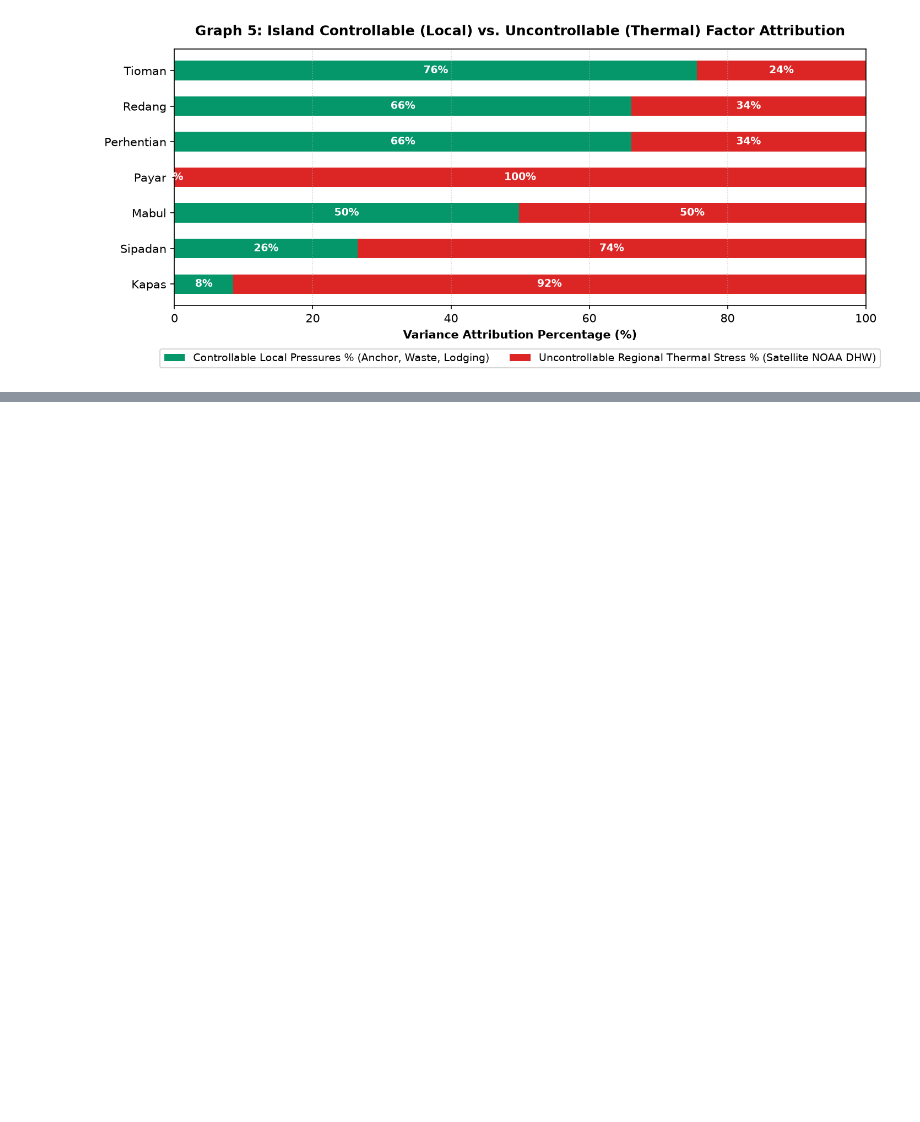
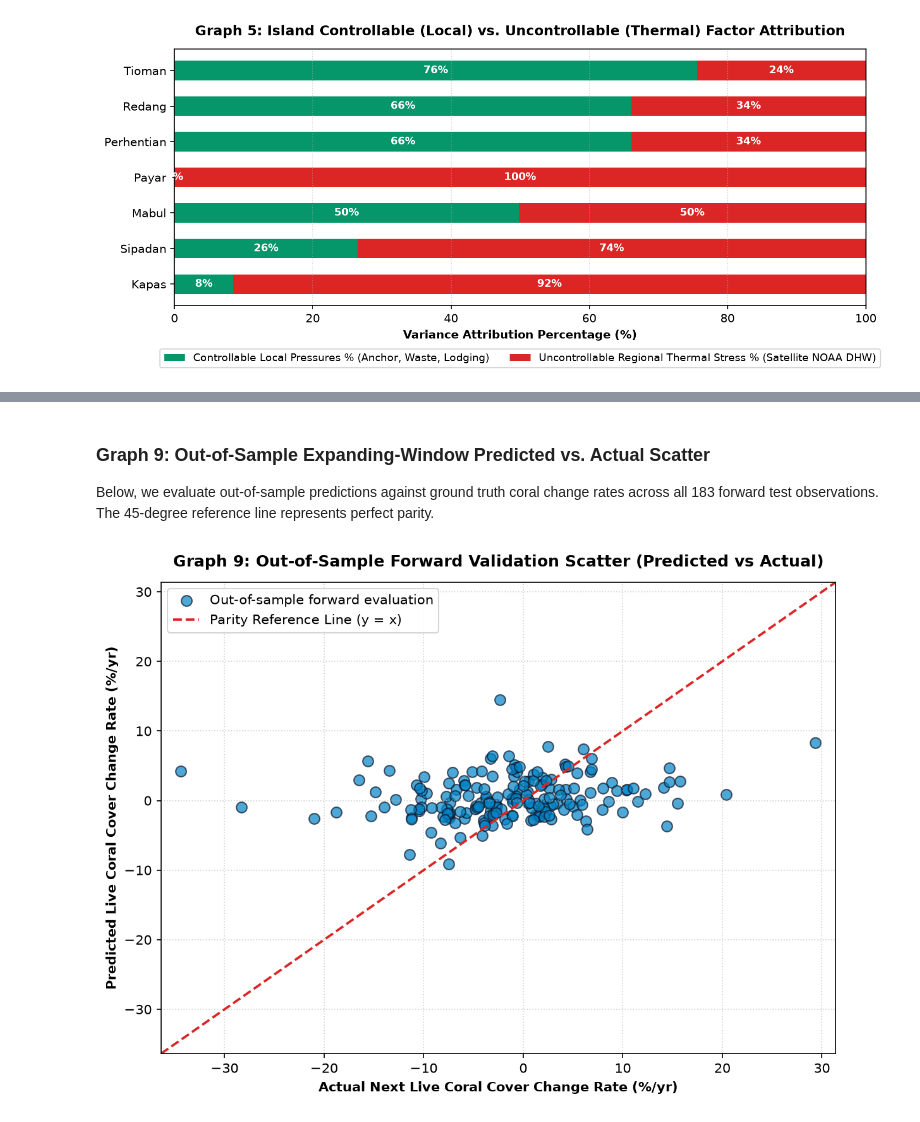
Before and after one commit to Chee613/dosm2026, a Jupyter notebook: notebooks/01_reproducible_pipeline.ipynb, the cells around one changed output, grey strips where cells are left out. Cells and saved outputs as stored; diff of their text form; code cells hidden in the pictures; blank space fills up the shorter version.

```diff
--- a/notebooks/01_reproducible_pipeline.ipynb
+++ b/notebooks/01_reproducible_pipeline.ipynb
@@ -456 +627,24 @@ plt.show()
+# %% [markdown]
+### Graph 9: Out-of-Sample Expanding-Window Predicted vs. Actual Scatter
+Below, we evaluate out-of-sample predictions against ground truth coral change rates across all 183 forward test observations. The 45-degree reference line represents perfect parity.
+# %%
+y_true = y[evaluated_indices]
+y_pred = oof_predictions["Gradient boosting"][evaluated_indices]
+
+fig, ax = plt.subplots(figsize=(8, 6), dpi=150)
+ax.scatter(y_true, y_pred, alpha=0.7, color="#0284c7", edgecolors="#0f172a", s=65, label="Out-of-sample forward evaluation")
+lims = [min(min(y_true), min(y_pred)) - 2, max(max(y_true), max(y_pred)) + 2]
+ax.plot(lims, lims, color="#dc2626", linestyle="--", linewidth=1.8, label="Parity Reference Line (y = x)")
+
+ax.set_title("Graph 9: Out-of-Sample Forward Validation Scatter (Predicted vs Actual)", fontweight="bold", fontsize=12, pad=12)
+ax.set_xlabel("Actual Next Live Coral Cover Change Rate (%/yr)", fontweight="bold")
+ax.set_ylabel("Predicted Live Coral Cover Change Rate (%/yr)", fontweight="bold")
+ax.set_xlim(lims)
+ax.set_ylim(lims)
+ax.legend(loc="upper left")
+ax.grid(True, linestyle=":", alpha=0.6)
+plt.tight_layout()
+plt.show()
+# %% [output]
+[figure, added]
 # %% [markdown]
```
Also changed, not shown: parts of 35 cells of this notebook, 5 other files.
